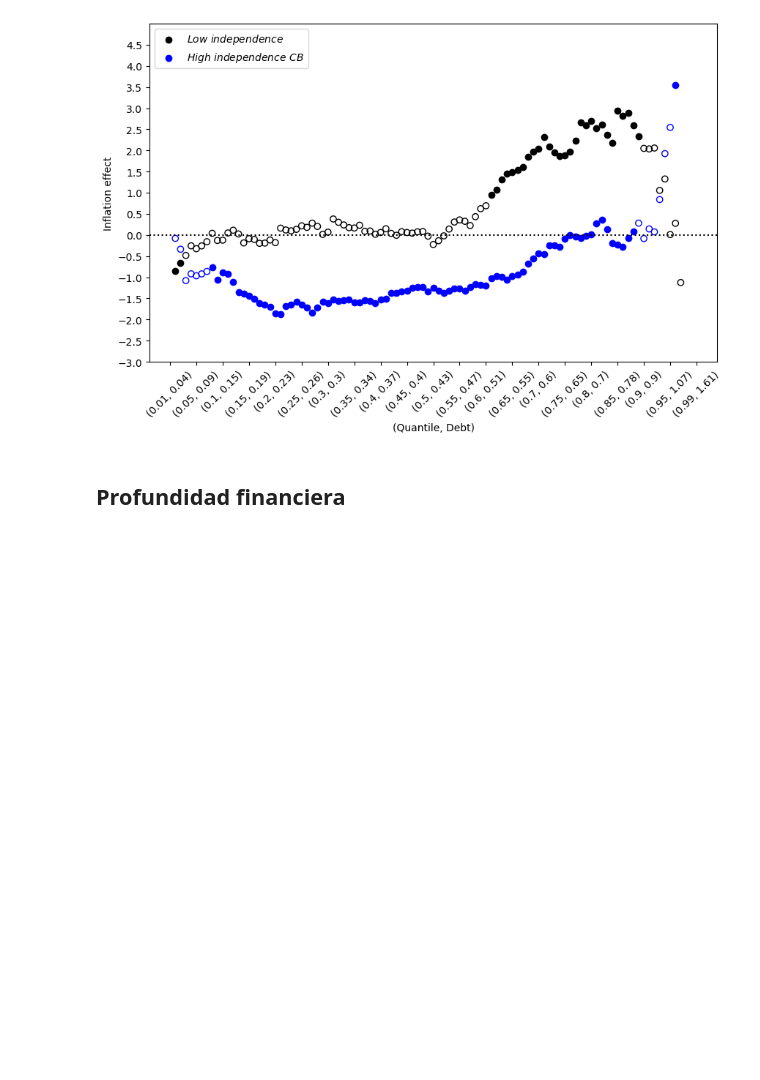
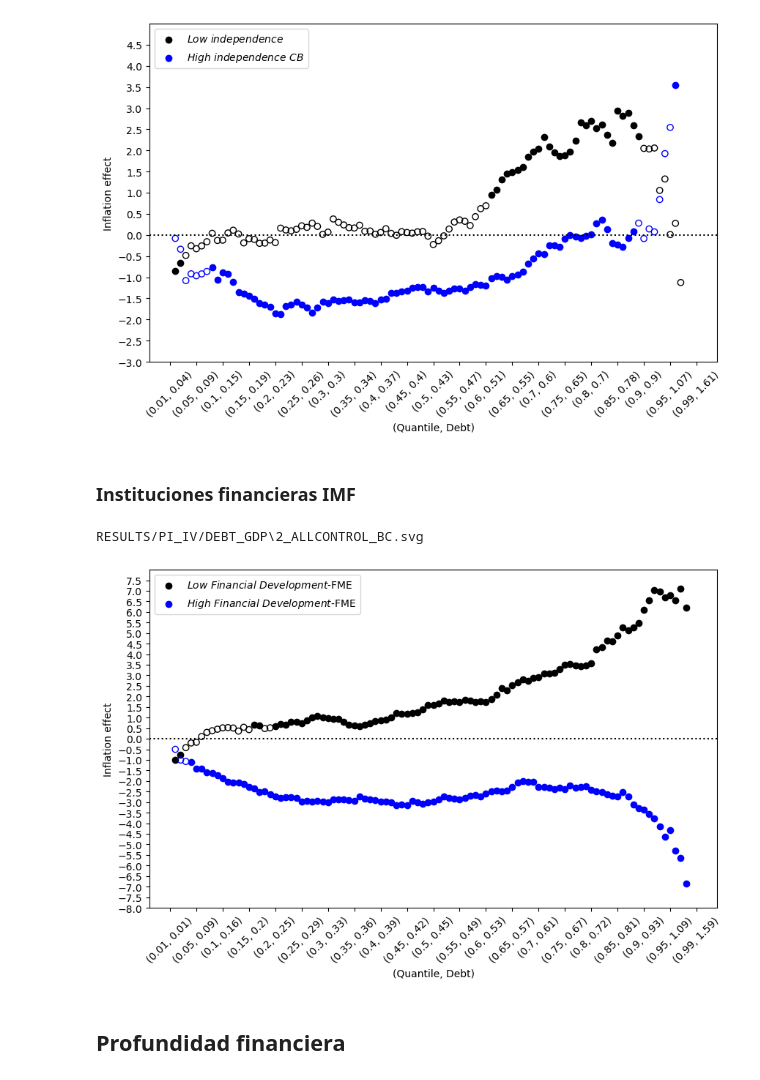
Before and after one commit to jguerrae/QuantilReg_InflationDebt, a Jupyter notebook: 3_ONE_SCRIPT.ipynb, the cells around one changed output. Cells and saved outputs as stored; diff of their text form; code cells hidden in the pictures; blank space fills up the shorter version.

```diff
--- a/3_ONE_SCRIPT.ipynb
+++ b/3_ONE_SCRIPT.ipynb
@@ -766,3 +766,5 @@ for i in modelos:
 # %% [output]
 RESULTS/PI_IV/DEBT_GDP\2_ALLCONTROL_BC.svg
 [figure]
+# %% [markdown]
+### Instituciones financieras IMF
@@ -769,3 +843,81 @@ RESULTS/PI_IV/DEBT_GDP\2_ALLCONTROL_BC.svg
+# %%
+modelos = glob.glob(f'{results}/{INF}/{DEPENDIENTE}/*.xlsx')[2:3]
+
+for i in modelos:
+    result_df = pd.read_excel(i)
+    ###################################################################################################################################################################
+    plt.figure(figsize=(10, 6))
+
+    #SCATTER PLOT
+    bins = [0, 0.01, 0.05, 0.1, 0.15, 0.2, 1]
+    labels = [90, 70, 60, 40, 30, 20]
+
+
+    result_df['pc'] = pd.cut(result_df['p-value'], bins=bins, labels=labels, include_lowest=True, right=False)
+    result_df["significative"] = result_df["p-value"].apply(lambda x: 1 if x<0.1 else 0)
+    significant = result_df[result_df['significative'] == 1]
+    not_significant = result_df[result_df['significative'] == 0]
+    # plt.scatter(significant['Quantile'], significant['Slope'], marker='o', color='black', label=r'$\pi \times HD: p<0.1$')
+    # plt.scatter(not_significant['Quantile'], not_significant['Slope'], marker='o', facecolors='none', edgecolors='black', label=r'$\pi \times HD: p \geq 0.1$')
+    plt.scatter(significant['Quantile'], significant['Slope'], marker='o', color='black', label=r'$Low\ Financial\ Development$' + f"-{IND}")
+    plt.scatter(not_significant['Quantile'], not_significant['Slope'], marker='o', facecolors='none', edgecolors='black', label=None)
+
+
+    result_df["significativeb"] = result_df["p-valueb"].apply(lambda x: 1 if x<0.1 else 0)
+    significantb = result_df[result_df['significativeb'] == 1]
+    not_significantb = result_df[result_df['significativeb'] == 0]
+    plt.scatter(significantb['Quantile'], significantb['Slopeb'], marker='o', color='blue', label=r'$High\ Financial\ Development$'+ f"-{IND}")
+    plt.scatter(not_significantb['Quantile'], not_significantb['Slopeb'], marker='o', facecolors='none', edgecolors='blue', label=None)
+
+
+
+    ############################################################################################
+    # LINEAS DE THRESHOLD
+    # Add a vertical line at x = threshold.Quantile with a label
+    quantil_0 = result_df[result_df["Quantile_value"]>=0].Quantile.iloc[0]
+    plt.axhline(y=0, color='black', linestyle='dotted')  # Add a horizontal black dotted line at Y = 0
+    # plt.axvline(x=quantil_0, color='black', linestyle='dotted')  # Add a horizontal black dotted line at Y = 0
+
+    ############################################################################################
+    #LABELS/LEYENDAS
+    plt.xlabel(f'(Quantile, Debt)')
+    plt.ylabel(f'Inflation effect')
+
+
+    ############################################################################################
+    ymax = round(result_df["Slope"].max() + result_df["Slope"].std()/2,1)
+    ymin = round(result_df["Slope"].min() - result_df["Slope"].std()/2,1)
+
+    ymax, ymin = 8, -8
+    # ymax, ymin = 0.007, -0.002
+    plt.ylim(ymin, ymax)
+    plt.yticks(np.arange(ymin, ymax, 0.5))  # Set custom y-axis ticks with 0.05 unit jumps
+
+    qsticks= [0.01, 0.05, 0.10, 0.15, 0.20, 0.25, 0.30, 0.35, 0.40, 0.45, 0.50, 0.55, 0.60, 0.65, 0.70, 0.75, 0.80, 0.85, 0.90, 0.95, 0.99]
+    df_tick = result_df[result_df["Quantile"].isin(qsticks)]
+    custom_xticks = [(round(qs,2), round(qv,2)) for qs, qv in zip(df_tick['Quantile'], df_tick['Quantile_value'])]
+    plt.xticks(np.arange(0, 1.05, 0.05), custom_xticks,rotation=45)  # Include rotation for better visibility
+
+    plt.legend()
+    plt.legend(scatterpoints=1, loc='upper left')
+
+    k = i.replace(".xlsx", "_BC.svg")
+    print(k)
+
+    plt.savefig(k, dpi = 300, bbox_inches='tight')
+
+
+    # plt.scatter(result_df['Quantile'], result_df['freq']) #PONLE ACÁ EL EJE Y DEL LADO DERECHO
+
+    # plt.legend()
+    # plt.legend(scatterpoints=1, loc='lower right')
+    # # plt.grid(True)
+    # plt.savefig(i.replace(".xlsx", ".jpeg"), dpi = 300, bbox_inches='tight')
+    # plt.grid(False)
+    # plt.show()
+# %% [output]
+RESULTS/PI_IV/DEBT_GDP\2_ALLCONTROL_BC.svg
+[figure, added]
 # %% [markdown]
 ## Profundidad financiera
 # %%
```
Also changed, not shown: parts of 3 cells of this notebook.
